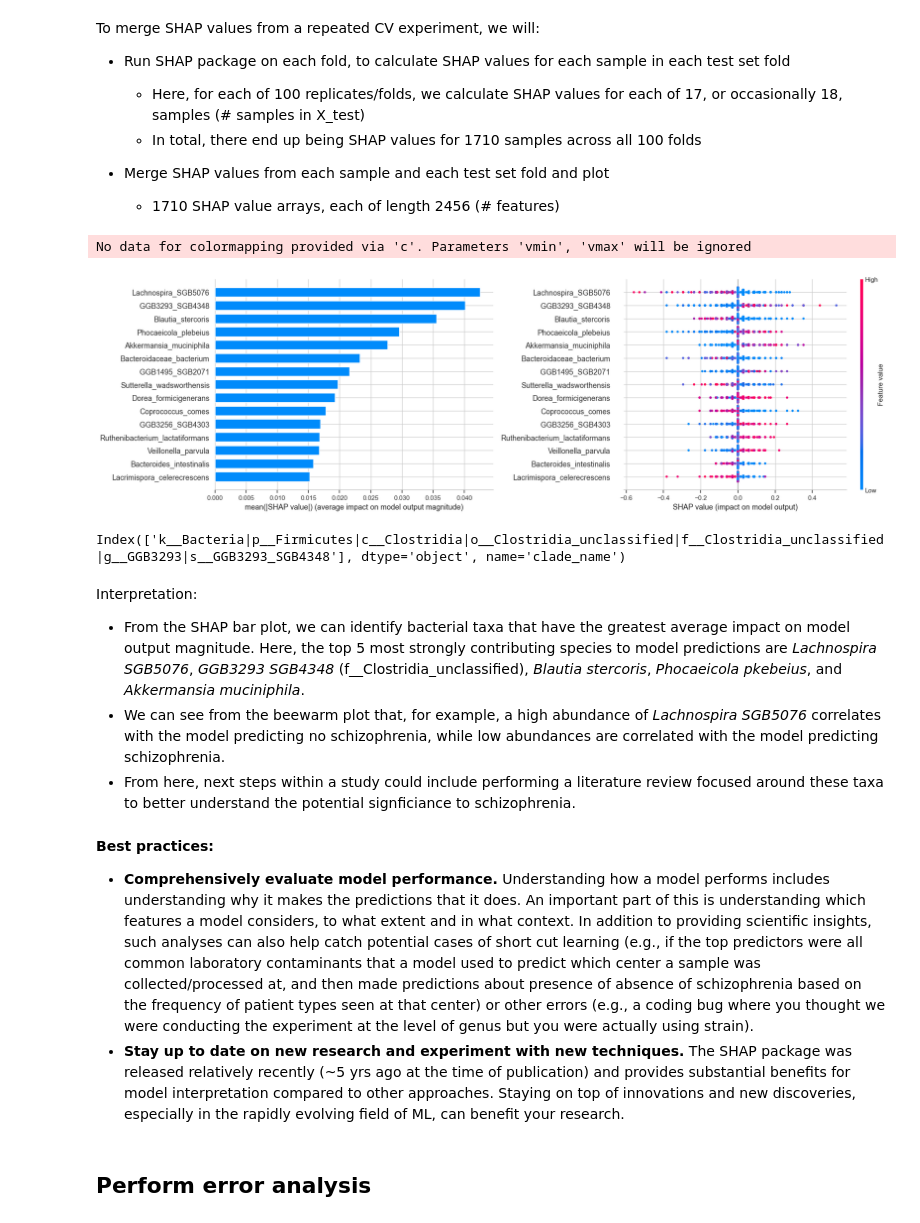
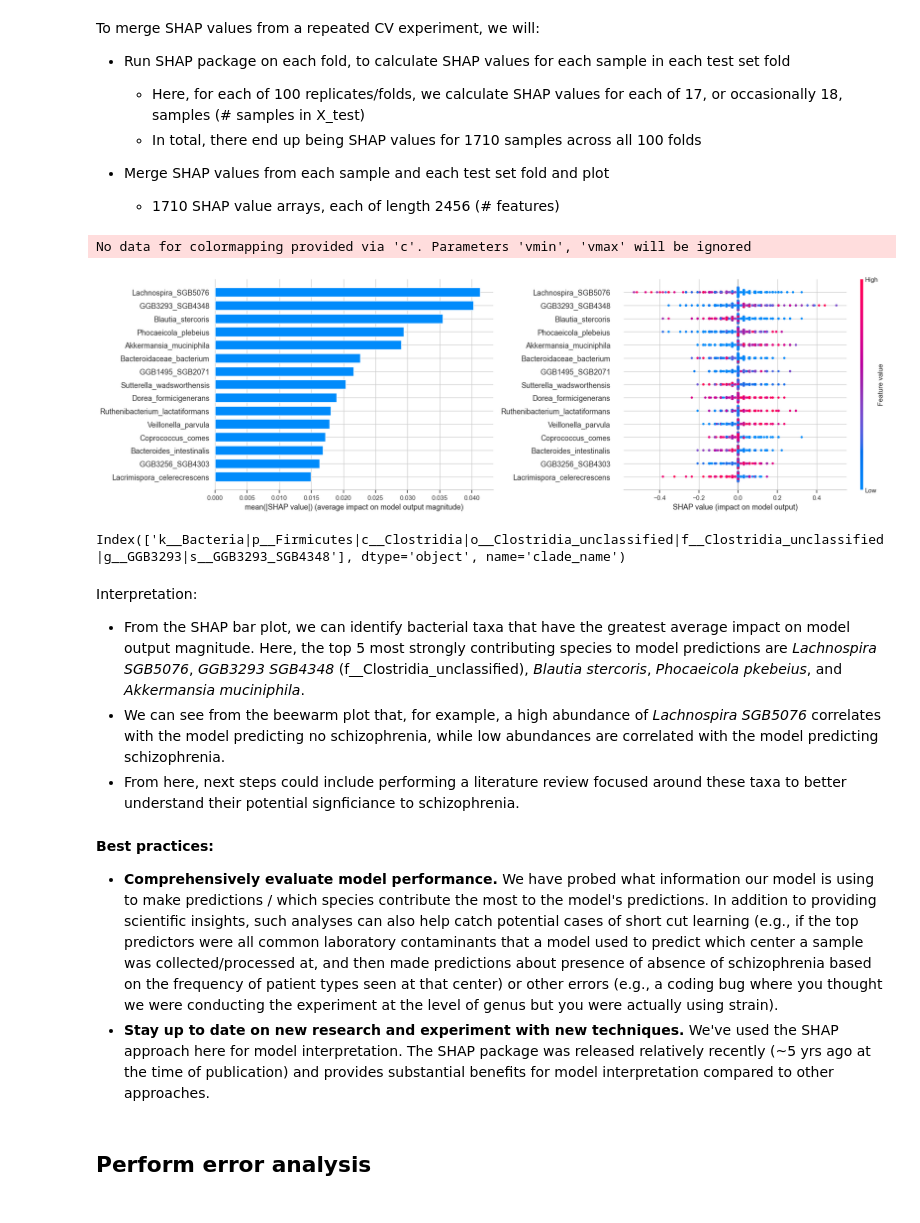
Before and after one commit to quantori/tutorial-on-ML-for-microbiomics, a Jupyter notebook: tutorial_dev.ipynb, the cells around one changed output. Drawn from its saved outputs; the diff is of its cells as text; code cells hidden in the pictures.

```diff
--- a/tutorial_dev.ipynb
+++ b/tutorial_dev.ipynb
@@ -262,3 +264,5 @@ To train and evaluate models, we will use repeated k-fold CV. The use of repetit
 # %% [markdown]
 To avoid computational costs and delays associated with training the models, for the purposes of this tutorial they have been trained in advance. The code is still provided below (and via github) to illustrate the overall process.
+# %%
+train_from_scratch = False
 # %%
@@ -333,6 +418,0 @@ else:
-# %%
-with open("./data_dict.pickle", "rb") as data_dict_file:
-    data_dict = dill.load(data_dict_file)
-
-with open("./y_encoded.pickle", "rb") as y_encoded_file:
-    y_encoded = dill.load(y_encoded_file)
@@ -345,10 +418,0 @@ with open("./y_encoded.pickle", "rb") as y_encoded_file:
-# %%
-try:
-    with open("./results.pickle", "rb") as f:
-        results = dill.load(f)
-        print("Results file already exists, resuming experiment from where it left off")
-except FileNotFoundError:
-    print("No results file found, starting one from scratch")
-    results = defaultdict(
-        lambda: defaultdict(lambda: defaultdict(lambda: defaultdict(list)))
-    )
@@ -740,3 +614,5 @@ We will compute SHAP values for our model / experimental condition that used mic
 
 Due to the time it takes to compute SHAP values, we have precomputed and saved them. By default, this notebook will load the precomputed SHAP values.
+# %%
+shap_from_scratch = False
 # %%
@@ -838,8 +684,8 @@ To merge SHAP values from a repeated CV experiment, we will:
 - Merge SHAP values from each sample and each test set fold and plot
     - 1710 SHAP value arrays, each of length 2456 (# features)
 # %%
-fig = post_hoc.plot_shap(shap_dict, X_test_for_shap, X.columns)
+fig = post_hoc.plot_shap(shap_dict, X_test_for_shap, data_dict[data_type][tax_level].columns)
 # %% [output]
 No data for colormapping provided via 'c'. Parameters 'vmin', 'vmax' will be ignored
-[figure, old version]
+[figure, new version]
 # %%
@@ -850,11 +696,11 @@ Index(['k__Bacteria|p__Firmicutes|c__Clostridia|o__Clostridia_unclassified|f__Cl
 Interpretation:
 - From the SHAP bar plot, we can identify bacterial taxa that have the greatest average impact on model output magnitude. Here, the top 5 most strongly contributing species to model predictions are *Lachnospira SGB5076*, *GGB3293 SGB4348* (f__Clostridia_unclassified), *Blautia stercoris*, *Phocaeicola pkebeius*, and *Akkermansia muciniphila*.
 - We can see from the beewarm plot that, for example, a high abundance of *Lachnospira SGB5076* correlates with the model predicting no schizophrenia, while low abundances are correlated with the model predicting schizophrenia.
-- From here, next steps within a study could include performing a literature review focused around these taxa to better understand the potential signficiance to schizophrenia.
+- From here, next steps  could include performing a literature review focused around these taxa to better understand their potential signficiance to schizophrenia.
 # %% [markdown]
 **Best practices:**
-- **Comprehensively evaluate model performance.** Understanding how a model performs includes understanding why it makes the predictions that it does. An important part of this is understanding which features a model considers, to what extent and in what context. In addition to providing scientific insights, such analyses can also help catch potential cases of short cut learning (e.g., if the top predictors were all common laboratory contaminants that a model used to predict which center a sample was collected/processed at, and then made predictions about presence of absence of schizophrenia based on the frequency of patient types seen at that center) or other errors (e.g., a coding bug where you thought we were conducting the experiment at the level of genus but you were actually using strain).
-- **Stay up to date on new research and experiment with new techniques.** The SHAP package was released relatively recently (~5 yrs ago at the time of publication) and provides substantial benefits for model interpretation compared to other approaches. Staying on top of innovations and new discoveries, especially in the rapidly evolving field of ML, can benefit your research.
+- **Comprehensively evaluate model performance.** We have probed what information our model is using to make predictions / which species contribute the most to the model's predictions. In addition to providing scientific insights, such analyses can also help catch potential cases of short cut learning (e.g., if the top predictors were all common laboratory contaminants that a model used to predict which center a sample was collected/processed at, and then made predictions about presence of absence of schizophrenia based on the frequency of patient types seen at that center) or other errors (e.g., a coding bug where you thought we were conducting the experiment at the level of genus but you were actually using strain).
+- **Stay up to date on new research and experiment with new techniques.** We've used the SHAP approach here for model interpretation. The SHAP package was released relatively recently (~5 yrs ago at the time of publication) and provides substantial benefits for model interpretation compared to other approaches.
 # %% [markdown]
 ## Perform error analysis
 # %% [markdown]
```
Also changed, not shown: parts of 67 cells of this notebook, 8 other files.
